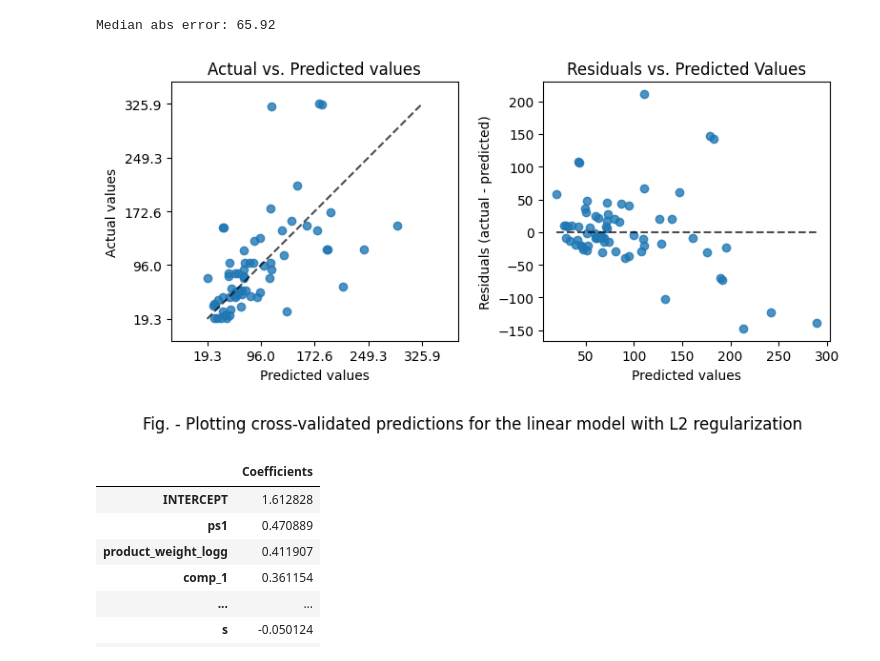
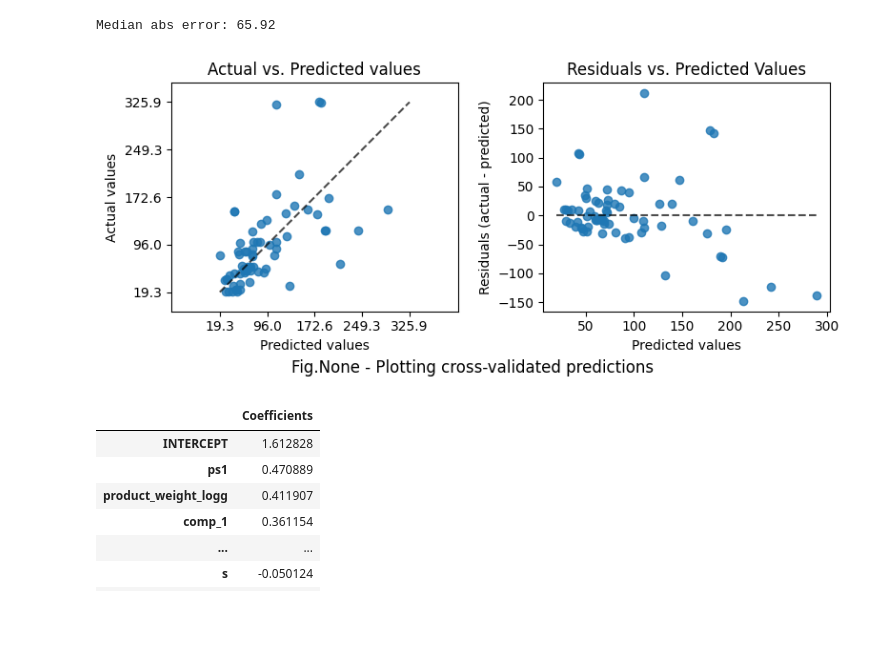
Before and after one commit to Alex1iv/Retail_pricing, a Jupyter notebook: notebooks/Retail_pricing.ipynb, the cells around one changed output. Saved outputs shown, nothing was run; the diff lists cells and outputs as text; code cells hidden in the pictures; blank space fills up the shorter version.

```diff
--- a/notebooks/Retail_pricing.ipynb
+++ b/notebooks/Retail_pricing.ipynb
@@ -890,32 +890,36 @@ print(f'Median abs error: {round(median_absolute_error(y_test, y_pred_test),2)}'
 # %% [output]
 Median abs error: 65.92
 # %%
-fig, ax = plt.subplots(ncols=2, figsize=(8, 4))
-PredictionErrorDisplay.from_predictions(
-    np.exp(y_test),
-    y_pred=y_pred_test,
-    kind="actual_vs_predicted",
-    subsample=100,
-    ax=ax[0],
-    random_state=0,
-)
-ax[0].set_title("Actual vs. Predicted values")
+# plot_counter = 7
 
-PredictionErrorDisplay.from_predictions(
-    np.exp(y_test),
-    y_pred=y_pred_test,
-    kind="residual_vs_predicted",
-    subsample=100,
-    ax=ax[1],
-    random_state=0,
-)
-ax[1].set_title("Residuals vs. Predicted Values")
-fig.suptitle("Fig. - Plotting cross-validated predictions for the linear model with L2 regularization", y=-0.05)
-plt.tight_layout()
+# fig, ax = plt.subplots(ncols=2, figsize=(8, 4))
+# PredictionErrorDisplay.from_predictions(
+#     np.exp(y_test),
+#     y_pred=y_pred_test,
+#     kind="actual_vs_predicted",
+#     subsample=100,
+#     ax=ax[0],
+#     random_state=0,
+# )
+# ax[0].set_title("Actual vs. Predicted values")
 
-#plt.savefig('../figures/fig_9.png');
+# PredictionErrorDisplay.from_predictions(
+#     np.exp(y_test),
+#     y_pred=y_pred_test,
+#     kind="residual_vs_predicted",
+#     subsample=100,
+#     ax=ax[1],
+#     random_state=0,
+# )
+# ax[1].set_title("Residuals vs. Predicted Values")
+# fig.suptitle("Fig. - Plotting cross-validated predictions for the linear model with L2 regularization", y=-0.05)
+# plt.tight_layout()
+
+plot_actual_vs_predicted(np.exp(y_test), y_pred_test)
+
+#plt.savefig(os.path.join(path_figures, f'fig_{plot_counter}.png'));
 # %% [output]
-[figure, old version]
+[figure, new version]
 # %%
 # Features and coefficients
 coef_df = pd.DataFrame({'Coefficients': lin_sgd.coef_}, index=X_train.columns)
```
Also changed, not shown: parts of 10 cells of this notebook.
